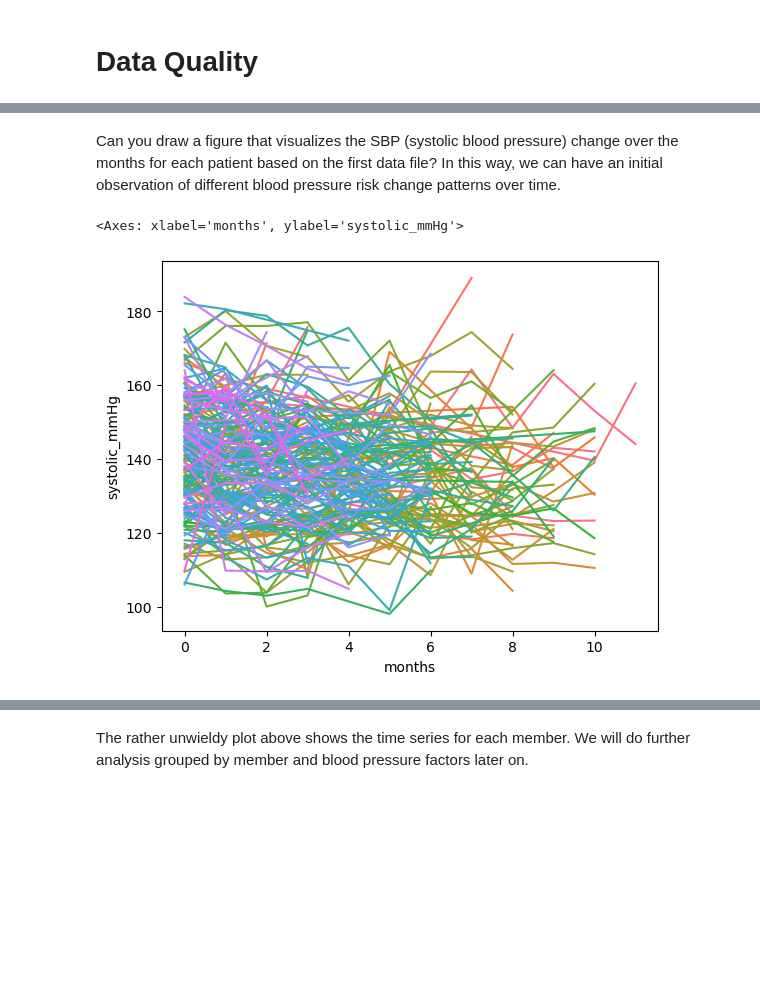
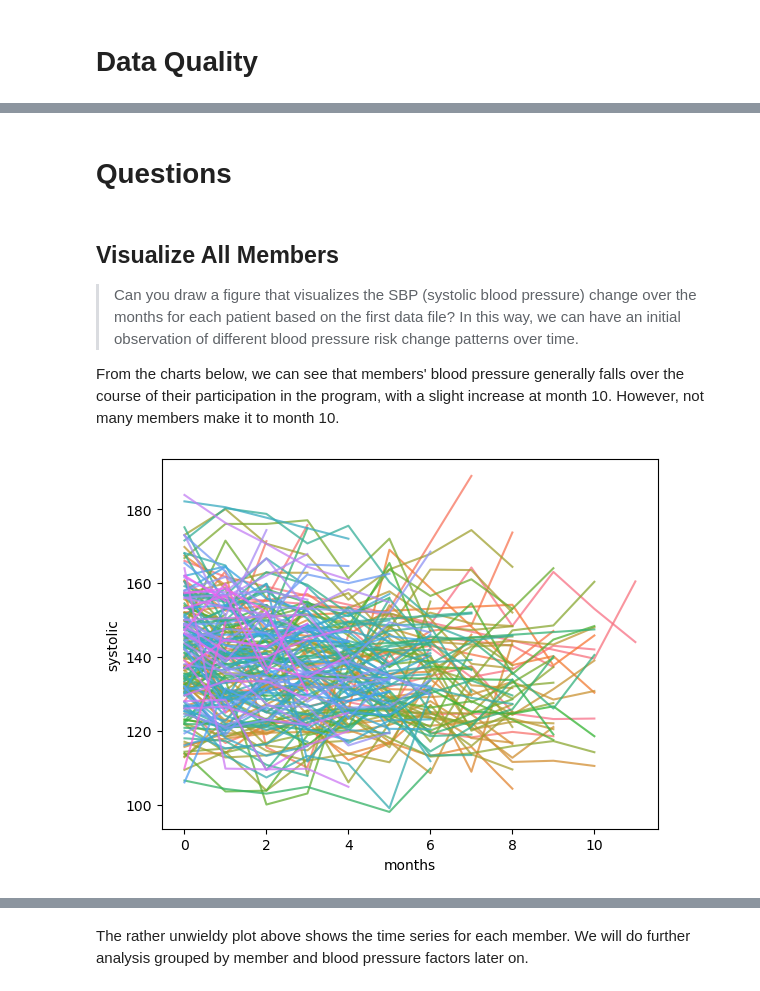
Before and after one commit to MatthewChatham/ihealthlabs, a Jupyter notebook: analysis.ipynb, the cells around one changed output, grey strips where cells are left out. Saved outputs shown, nothing was run; the diff lists cells and outputs as text; code cells hidden in the pictures; blank space fills up the shorter version.

```diff
--- a/analysis.ipynb
+++ b/analysis.ipynb
@@ -105,0 +164,2 @@ Name: measurement_id, dtype: object
+# %%
+sbp['controlled'] = sbp['systolic'] < 140
@@ -105,0 +186,6 @@ Name: measurement_id, dtype: object
+# %%
+first_month = sbp.groupby('member_id')['month'].min().rename('first_month')
+members = members.join(first_month, on='member_id')
+sbp = sbp.join(first_month, on='member_id')
+sbp['months'] = sbp['month'].dt.to_period('m').astype(int) - sbp['first_month'].dt.to_period('m').astype(int)
+print(sbp.shape)
@@ -105,0 +198,7 @@ Name: measurement_id, dtype: object
+# %%
+# # Whether the member was controlled at baseline
+tmp = sbp.loc[sbp.months == 0, ['member_id', 'controlled']]
+tmp.rename({'controlled': 'ctrl_bl'}, axis=1, inplace=True)
+tmp.set_index('member_id', inplace=True)
+sbp = sbp.join(tmp, on='member_id')
+print(sbp.shape)
@@ -182,3 +228,0 @@ I'm not able to exactly replicate the calculated monthly average in the SBP data
-# %%
-sbp.set_index(['memberId', 'month'], inplace=True)
-sbp.head()
@@ -232,10 +246,14 @@ diffs['systolic_mmHgdatetime_utc'].plot(kind='kde')
+# %% [markdown]
+# Questions
 # %% [markdown]
-Can you draw a figure that visualizes the SBP (systolic blood pressure) change over the months
+## Visualize All Members
+
+> Can you draw a figure that visualizes the SBP (systolic blood pressure) change over the months
 for each patient based on the first data file? In this way, we can have an initial observation of
 different blood pressure risk change patterns over time.
+
+From the charts below, we can see that members' blood pressure generally falls over the course of their participation in the program, with a slight increase at month 10. However, not many members make it to month 10.
 # %%
-sns.lineplot(data=sbp, x="months", y="systolic_mmHg", hue="memberId", legend=False)
-# sns.lineplot(data=sbp, x="months", y="systolic_mmHg")
+sns.lineplot(data=sbp, x="months", y="systolic", hue="member_id", legend=False, alpha=0.75);
 # %% [output]
-<Axes: xlabel='months', ylabel='systolic_mmHg'>
-[figure, old version]
+[figure, new version]
```
Also changed, not shown: parts of 86 cells of this notebook.
